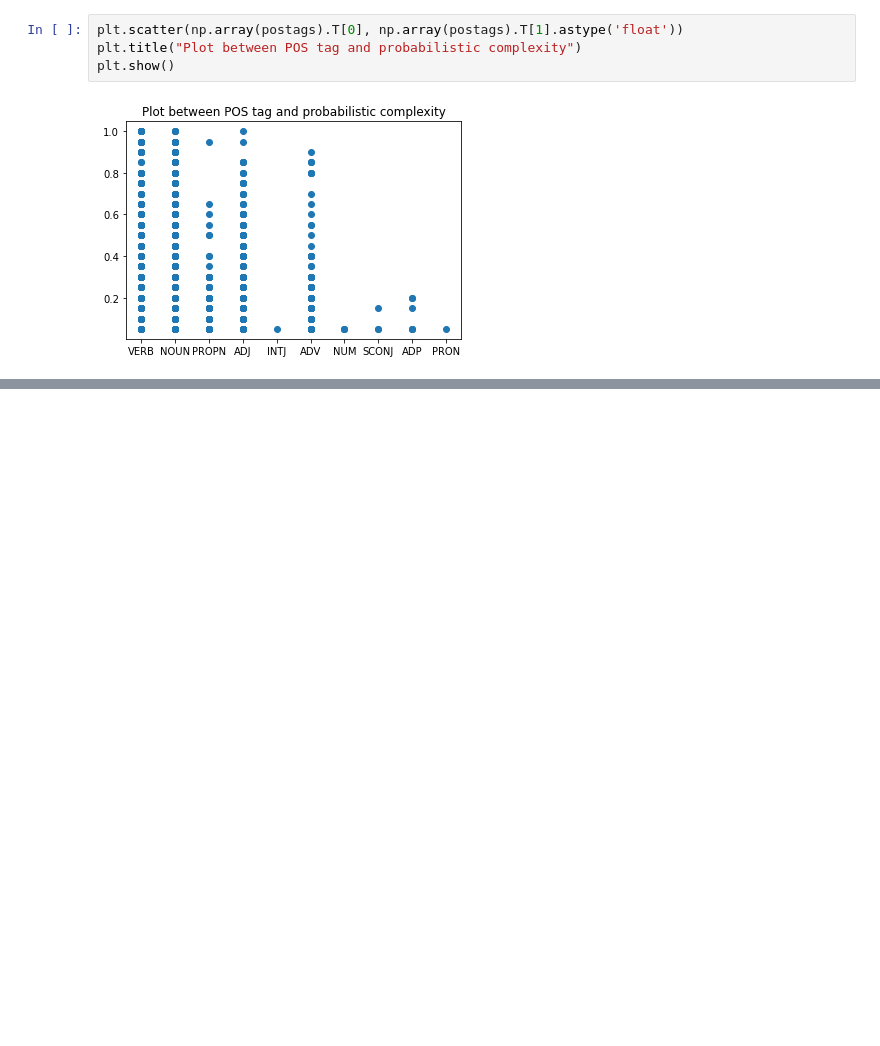
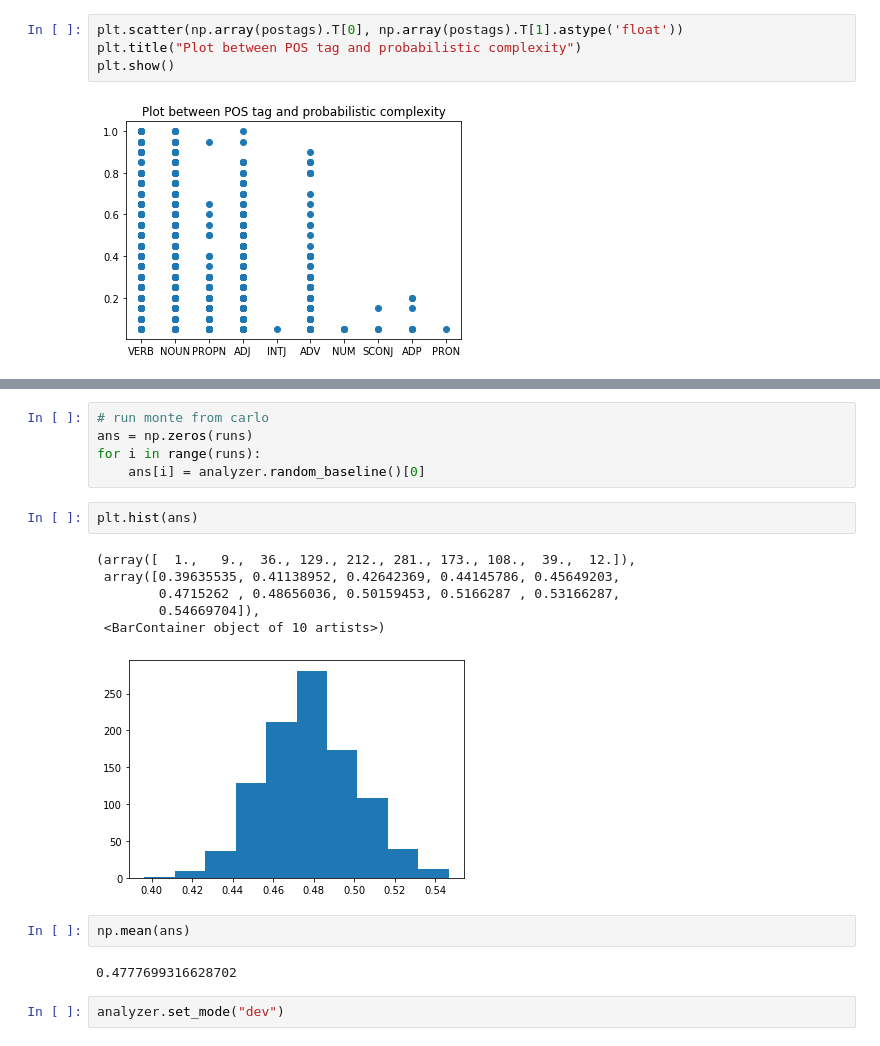
Before and after one commit to Caesar-blip/NLP, a Jupyter notebook: Ass1_PartB.ipynb, the cells around one changed output, grey strips where cells are left out. Drawn from its saved outputs; the diff is of its cells as text; blank space fills up the shorter version.

```diff
--- a/Ass1_PartB.ipynb
+++ b/Ass1_PartB.ipynb
@@ -97,0 +155,20 @@ plt.show()
+# %%
+# run monte from carlo
+ans = np.zeros(runs)
+for i in range(runs):
+    ans[i] = analyzer.random_baseline()[0]
+# %%
+plt.hist(ans)
+# %% [output]
+(array([  1.,   9.,  36., 129., 212., 281., 173., 108.,  39.,  12.]),
+ array([0.39635535, 0.41138952, 0.42642369, 0.44145786, 0.45649203,
+        0.4715262 , 0.48656036, 0.50159453, 0.5166287 , 0.53166287,
+        0.54669704]),
+ <BarContainer object of 10 artists>)
+[figure, added]
+# %%
+np.mean(ans)
+# %% [output]
+0.4777699316628702
+# %%
+analyzer.set_mode("dev")
```
Also changed, not shown: parts of 34 cells of this notebook, 6 other files.
